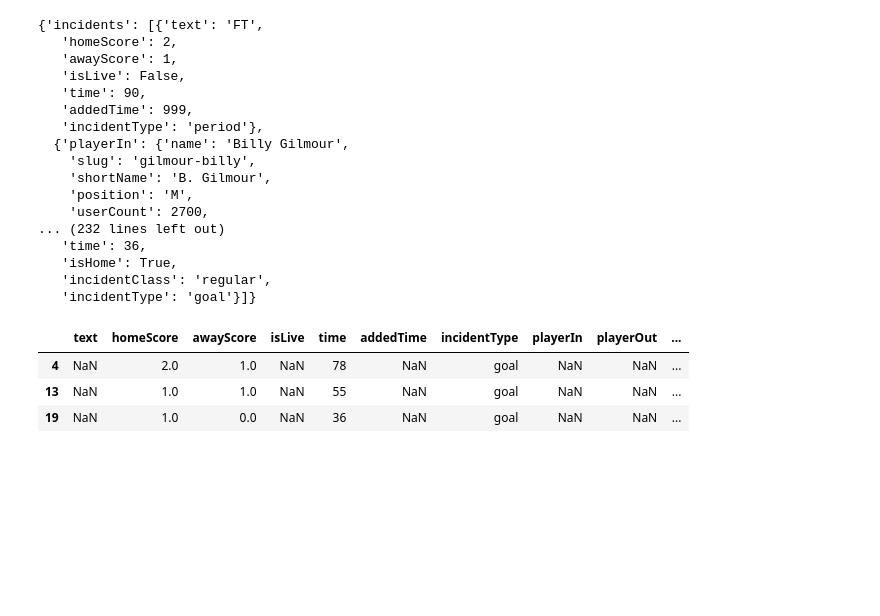
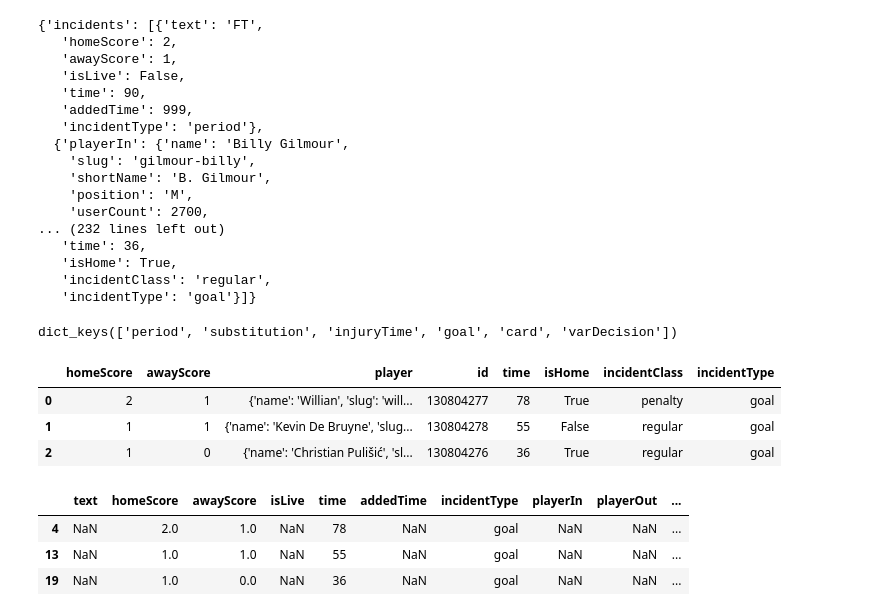
Before and after one commit to rafaelgasp/sofa_score, a Jupyter notebook: SofaScore_Scrap.ipynb, the cells around one changed output. Drawn from its saved outputs; the diff is of its cells as text; code cells hidden in the pictures; blank space fills up the shorter version.

```diff
--- a/SofaScore_Scrap.ipynb
+++ b/SofaScore_Scrap.ipynb
@@ -59,9 +62,22 @@ for el in resp.json()["incidents"]:
     if not el['incidentType'] in incidents_per_type:
         incidents_per_type[el['incidentType']] = []
     incidents_per_type[el['incidentType']].append(el)
+# %%
+incidents_per_type.keys()
+# %% [output]
+dict_keys(['period', 'substitution', 'injuryTime', 'goal', 'card', 'varDecision'])
 # %%
 for key in incidents_per_type:
     incidents_per_type[key] = pd.DataFrame(incidents_per_type[key])
+# %%
+incidents_dict = get_incidents_database(resp_incidents)
+# %%
+incidents_dict['goal']
+# %% [output]
+|  | homeScore | awayScore | player | id | time | isHome | incidentClass | incidentType |
+| 0 | 2 | 1 | {'name': 'Willian', 'slug': 'will... | 130804277 | 78 | True | penalty | goal |
+| 1 | 1 | 1 | {'name': 'Kevin De Bruyne', 'slug... | 130804278 | 55 | False | regular | goal |
+| 2 | 1 | 0 | {'name': 'Christian Pulišić', 'sl... | 130804276 | 36 | True | regular | goal |
 # %%
 df_incidents = pd.DataFrame(resp.json()["incidents"])
 # %%
```
Also changed, not shown: parts of 24 cells of this notebook, 6 other files.
